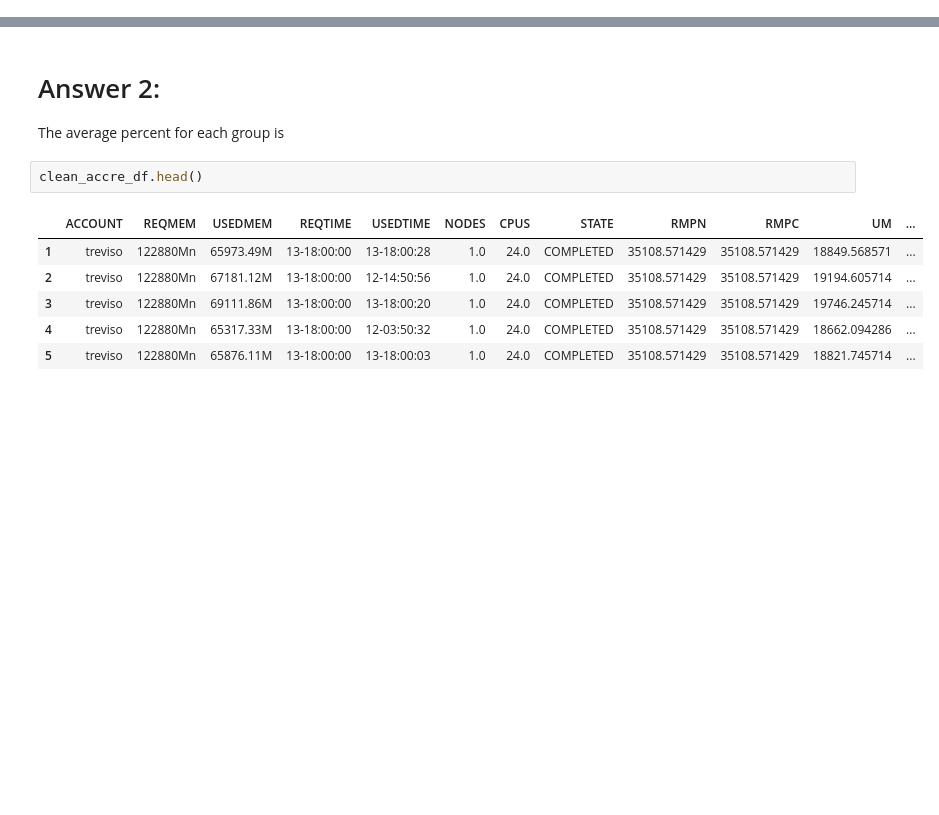
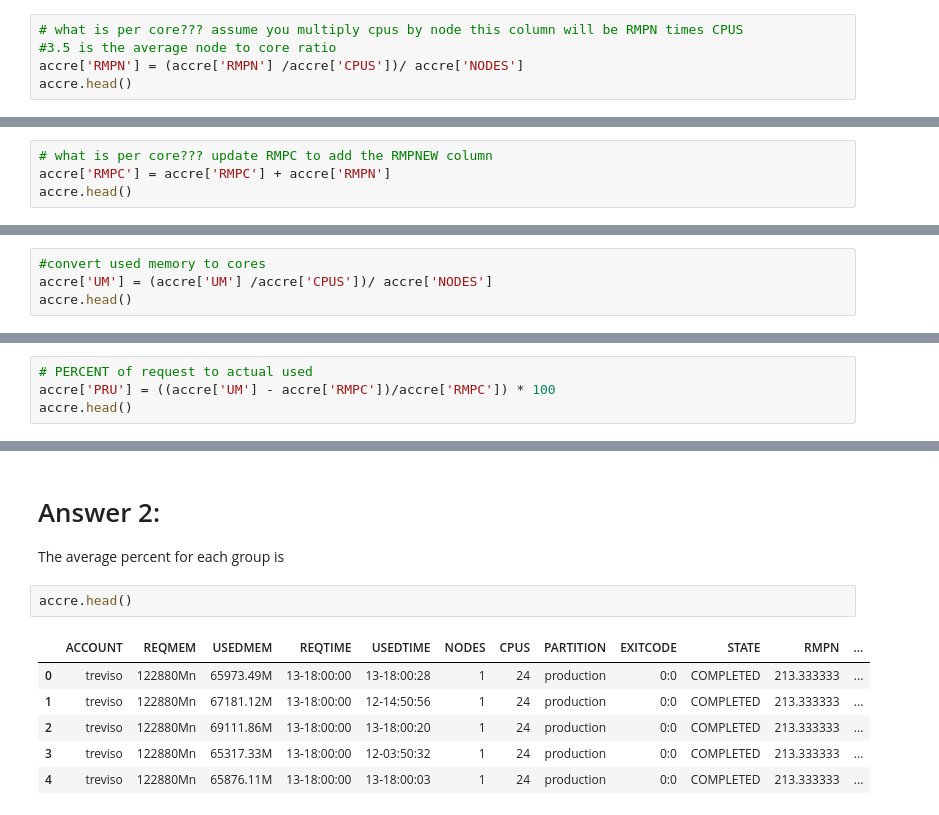
Before and after one commit to nss-data-science-cohort-4/dq2-accre-mst, a Jupyter notebook: accre_analysis.ipynb, the cells around one changed output, grey strips where cells are left out. Drawn from its saved outputs; the diff is of its cells as text; blank space fills up the shorter version.

```diff
--- a/accre_analysis.ipynb
+++ b/accre_analysis.ipynb
@@ -312,0 +239,5 @@ Name: PRU, Length: 145, dtype: float64
+# %%
+# what is per core??? assume you multiply cpus by node this column will be RMPN times CPUS
+#3.5 is the average node to core ratio
+accre['RMPN'] = (accre['RMPN'] /accre['CPUS'])/ accre['NODES']
+accre.head()
@@ -312,0 +251,4 @@ Name: PRU, Length: 145, dtype: float64
+# %%
+# what is per core??? update RMPC to add the RMPNEW column
+accre['RMPC'] = accre['RMPC'] + accre['RMPN']
+accre.head()
@@ -312,0 +262,4 @@ Name: PRU, Length: 145, dtype: float64
+# %%
+#convert used memory to cores
+accre['UM'] = (accre['UM'] /accre['CPUS'])/ accre['NODES']
+accre.head()
@@ -312,0 +273,4 @@ Name: PRU, Length: 145, dtype: float64
+# %%
+# PERCENT of request to actual used
+accre['PRU'] = ((accre['UM'] - accre['RMPC'])/accre['RMPC']) * 100
+accre.head()
@@ -322,11 +416,11 @@ x is the best group for using
 # Answer 2:
 The average percent for each group is
 # %%
-clean_accre_df.head()
+accre.head()
 # %% [output]
-|  | ACCOUNT | REQMEM | USEDMEM | REQTIME | USEDTIME | NODES | CPUS | STATE | RMPN | RMPC | UM | ... |
-| 1 | treviso | 122880Mn | 65973.49M | 13-18:00:00 | 13-18:00:28 | 1.0 | 24.0 | COMPLETED | 35108.571429 | 35108.571429 | 18849.568571 | ... |
-| 2 | treviso | 122880Mn | 67181.12M | 13-18:00:00 | 12-14:50:56 | 1.0 | 24.0 | COMPLETED | 35108.571429 | 35108.571429 | 19194.605714 | ... |
-| 3 | treviso | 122880Mn | 69111.86M | 13-18:00:00 | 13-18:00:20 | 1.0 | 24.0 | COMPLETED | 35108.571429 | 35108.571429 | 19746.245714 | ... |
-| 4 | treviso | 122880Mn | 65317.33M | 13-18:00:00 | 12-03:50:32 | 1.0 | 24.0 | COMPLETED | 35108.571429 | 35108.571429 | 18662.094286 | ... |
-| 5 | treviso | 122880Mn | 65876.11M | 13-18:00:00 | 13-18:00:03 | 1.0 | 24.0 | COMPLETED | 35108.571429 | 35108.571429 | 18821.745714 | ... |
+|  | ACCOUNT | REQMEM | USEDMEM | REQTIME | USEDTIME | NODES | CPUS | PARTITION | EXITCODE | STATE | RMPN | ... |
+| 0 | treviso | 122880Mn | 65973.49M | 13-18:00:00 | 13-18:00:28 | 1 | 24 | production | 0:0 | COMPLETED | 213.333333 | ... |
+| 1 | treviso | 122880Mn | 67181.12M | 13-18:00:00 | 12-14:50:56 | 1 | 24 | production | 0:0 | COMPLETED | 213.333333 | ... |
+| 2 | treviso | 122880Mn | 69111.86M | 13-18:00:00 | 13-18:00:20 | 1 | 24 | production | 0:0 | COMPLETED | 213.333333 | ... |
+| 3 | treviso | 122880Mn | 65317.33M | 13-18:00:00 | 12-03:50:32 | 1 | 24 | production | 0:0 | COMPLETED | 213.333333 | ... |
+| 4 | treviso | 122880Mn | 65876.11M | 13-18:00:00 | 13-18:00:03 | 1 | 24 | production | 0:0 | COMPLETED | 213.333333 | ... |
```
Also changed, not shown: parts of 106 cells of this notebook.
